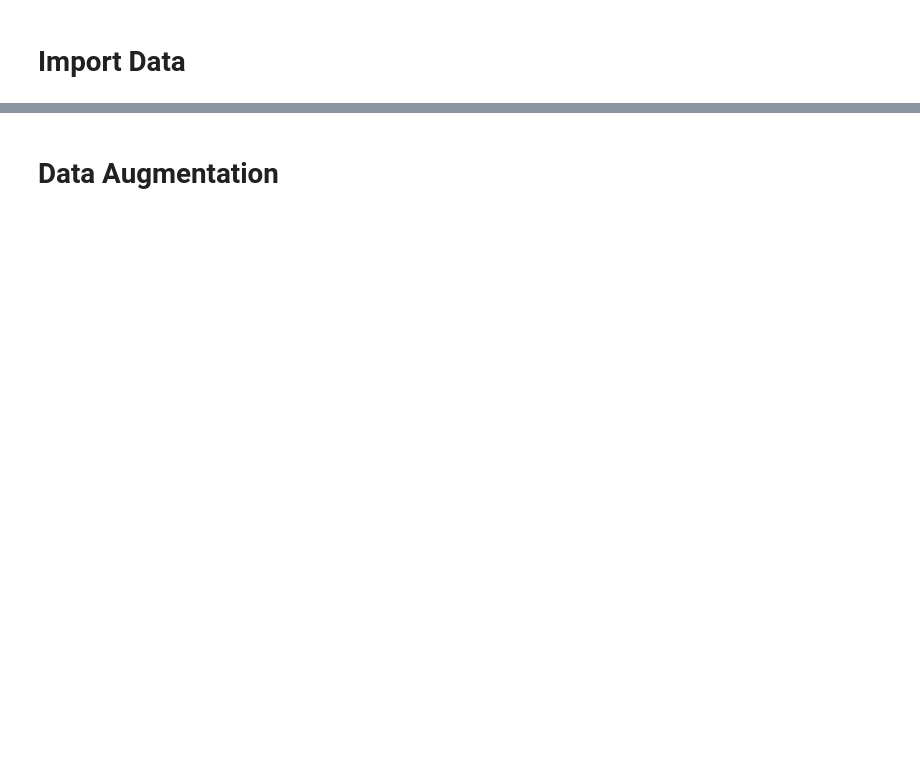
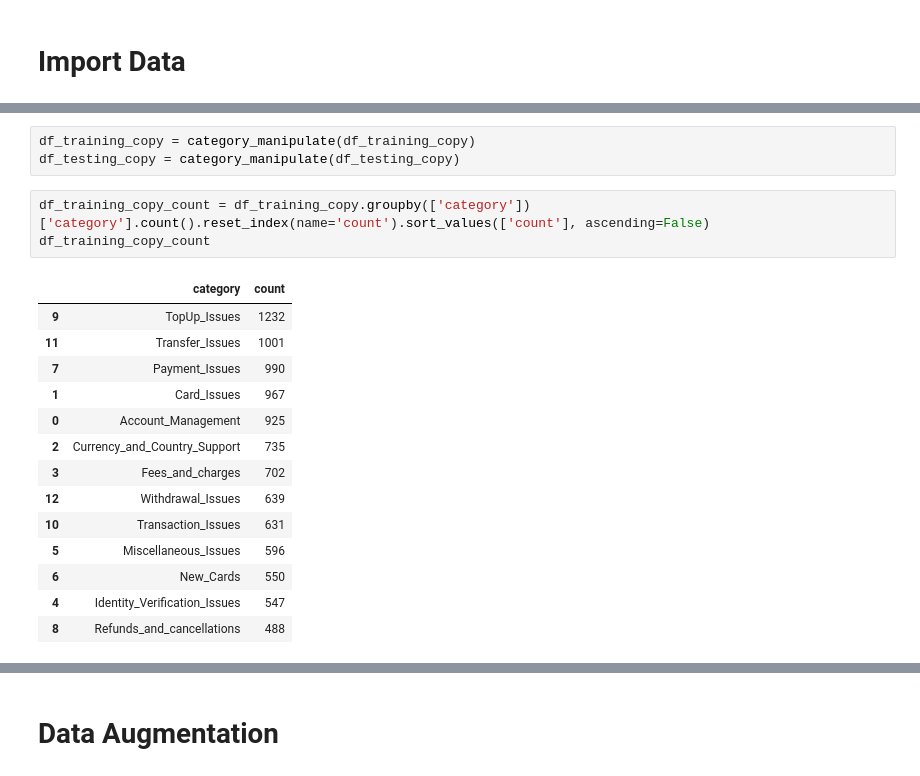
Before and after one commit to sjung-stat/Customer-Support-Chat-Intent-Classification, a Jupyter notebook: Data Preprocessing.ipynb, the cells around one changed output, grey strips where cells are left out. Saved outputs shown, nothing was run; the diff lists cells and outputs as text; blank space fills up the shorter version.

```diff
--- a/Data Preprocessing.ipynb
+++ b/Data Preprocessing.ipynb
@@ -64,0 +247,21 @@ df_testing_copy = df_testing.copy()
+# %%
+df_training_copy = category_manipulate(df_training_copy)
+df_testing_copy = category_manipulate(df_testing_copy)
+# %%
+df_training_copy_count = df_training_copy.groupby(['category'])['category'].count().reset_index(name='count').sort_values(['count'], ascending=False)
+df_training_copy_count
+# %% [output]
+|  | category | count |
+| 9 | TopUp_Issues | 1232 |
+| 11 | Transfer_Issues | 1001 |
+| 7 | Payment_Issues | 990 |
+| 1 | Card_Issues | 967 |
+| 0 | Account_Management | 925 |
+| 2 | Currency_and_Country_Support | 735 |
+| 3 | Fees_and_charges | 702 |
+| 12 | Withdrawal_Issues | 639 |
+| 10 | Transaction_Issues | 631 |
+| 5 | Miscellaneous_Issues | 596 |
+| 6 | New_Cards | 550 |
+| 4 | Identity_Verification_Issues | 547 |
+| 8 | Refunds_and_cancellations | 488 |
```
Also changed, not shown: parts of 149 cells of this notebook.
